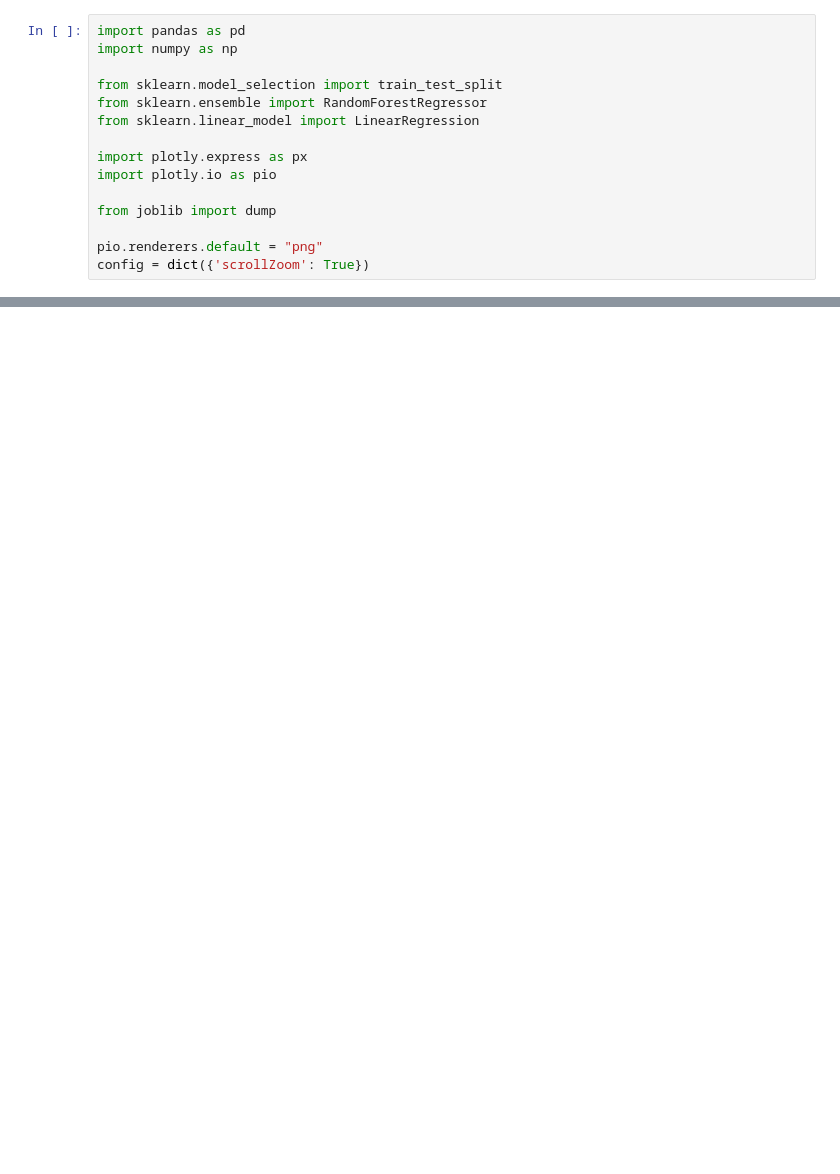
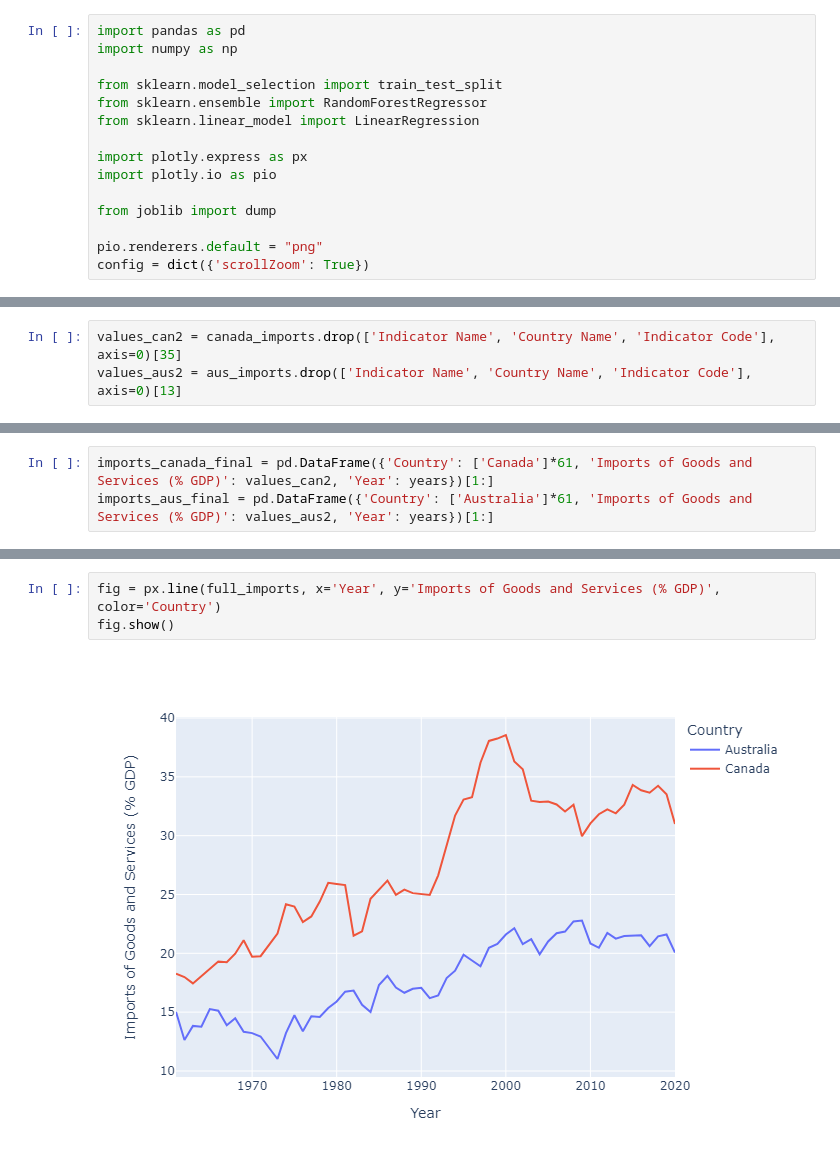
Before and after one commit to Diplomatica-HTN/ML-Algorithms, a Jupyter notebook: notebooks/data_forecasting.ipynb, the cells around one changed output, grey strips where cells are left out. Saved outputs shown, nothing was run; the diff lists cells and outputs as text; blank space fills up the shorter version.

```diff
--- a/notebooks/data_forecasting.ipynb
+++ b/notebooks/data_forecasting.ipynb
@@ -19,0 +49,3 @@ ParserError: Error tokenizing data. C error: Expected 3 fields in line 5, saw 66
+# %%
+values_can2 = canada_imports.drop(['Indicator Name', 'Country Name', 'Indicator Code'], axis=0)[35]
+values_aus2 = aus_imports.drop(['Indicator Name', 'Country Name', 'Indicator Code'], axis=0)[13]
@@ -19,0 +69,3 @@ ParserError: Error tokenizing data. C error: Expected 3 fields in line 5, saw 66
+# %%
+imports_canada_final = pd.DataFrame({'Country': ['Canada']*61, 'Imports of Goods and Services (% GDP)': values_can2, 'Year': years})[1:]
+imports_aus_final = pd.DataFrame({'Country': ['Australia']*61, 'Imports of Goods and Services (% GDP)': values_aus2, 'Year': years})[1:]
@@ -19,0 +84,5 @@ ParserError: Error tokenizing data. C error: Expected 3 fields in line 5, saw 66
+# %%
+fig = px.line(full_imports, x='Year', y='Imports of Goods and Services (% GDP)', color='Country')
+fig.show()
+# %% [output]
+[figure, added]
```
Also changed, not shown: parts of 21 cells of this notebook, 2 other files.
